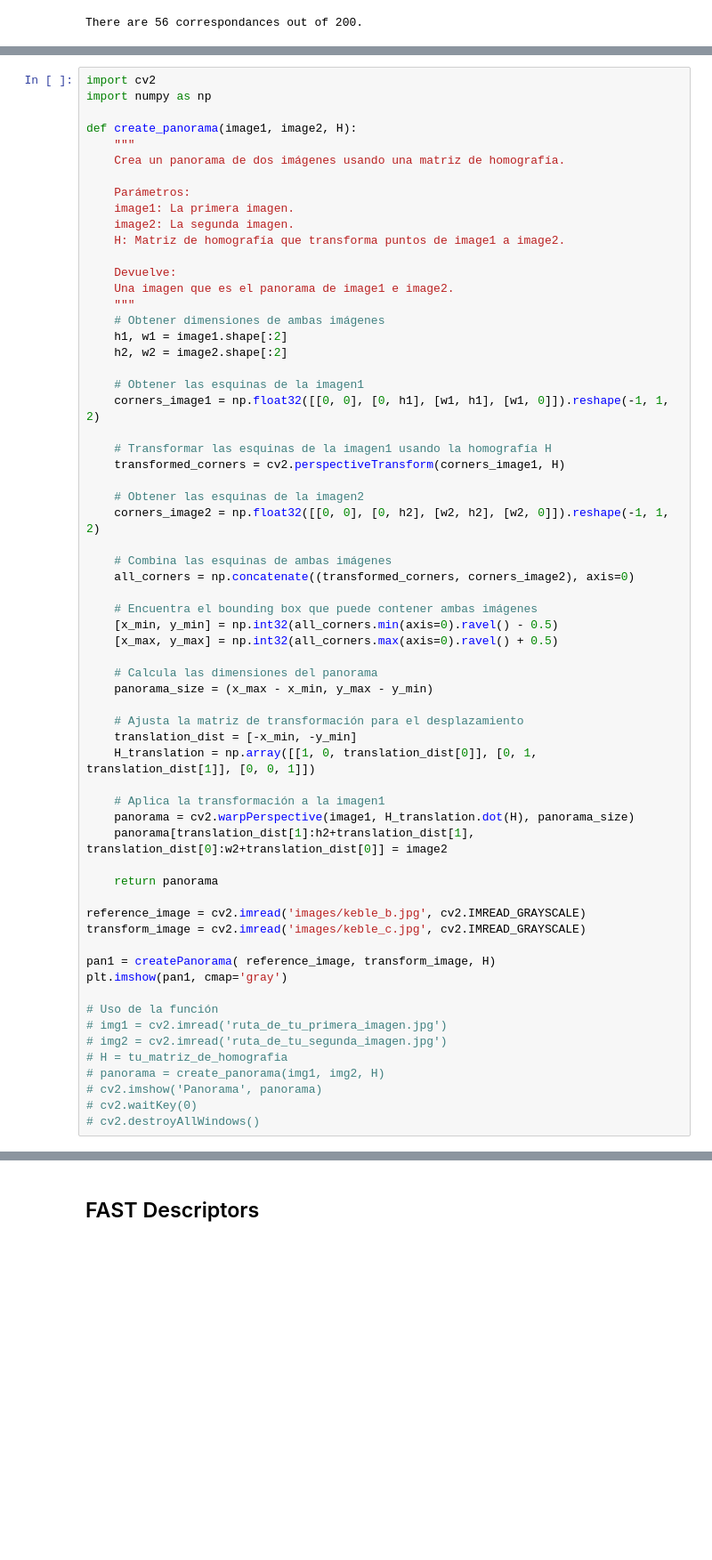
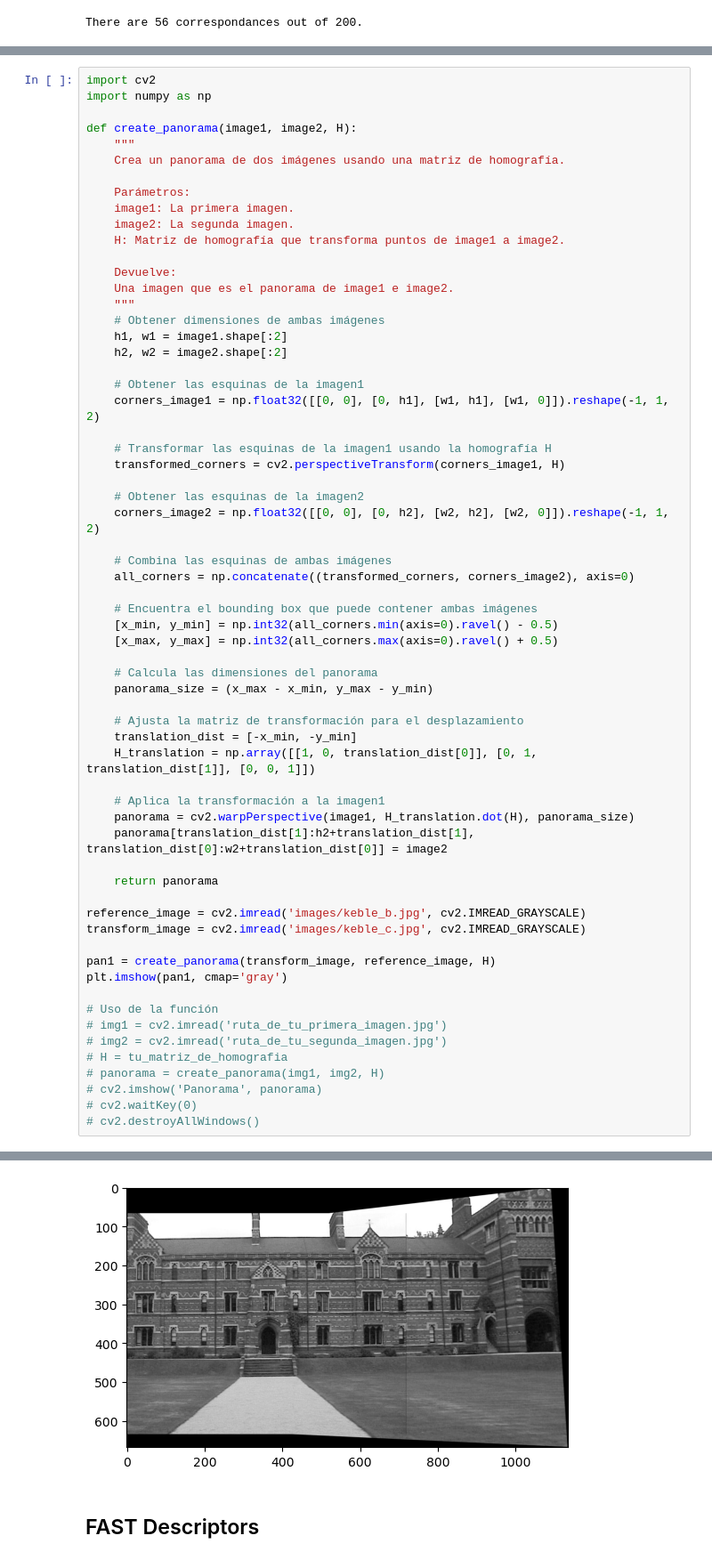
Before and after one commit to pabloagustinpace/public-projects, a Jupyter notebook: computer vision/image stiching/mosaicing.ipynb, the cells around one changed output, grey strips where cells are left out. Shown at 89% size. Cells and saved outputs as stored; diff of their text form; blank space fills up the shorter version.

```diff
--- a/computer vision/image stiching/mosaicing.ipynb
+++ b/computer vision/image stiching/mosaicing.ipynb
@@ -127,7 +196,7 @@ def create_panorama(image1, image2, H):
 reference_image = cv2.imread('images/keble_b.jpg', cv2.IMREAD_GRAYSCALE)
 transform_image = cv2.imread('images/keble_c.jpg', cv2.IMREAD_GRAYSCALE)
 
-pan1 = createPanorama( reference_image, transform_image, H)
+pan1 = create_panorama(transform_image, reference_image, H)
 plt.imshow(pan1, cmap='gray')
 
 # Uso de la función
@@ -138,3 +207,4 @@ plt.imshow(pan1, cmap='gray')
 # cv2.imshow('Panorama', panorama)
 # cv2.waitKey(0)
 # cv2.destroyAllWindows()
+# %% [output]
@@ -141,3 +212,4 @@ plt.imshow(pan1, cmap='gray')
+[figure, added]
 # %% [markdown]
 ## FAST Descriptors
 # %%
```
Also changed, not shown: parts of 6 cells of this notebook, 2 other files.
